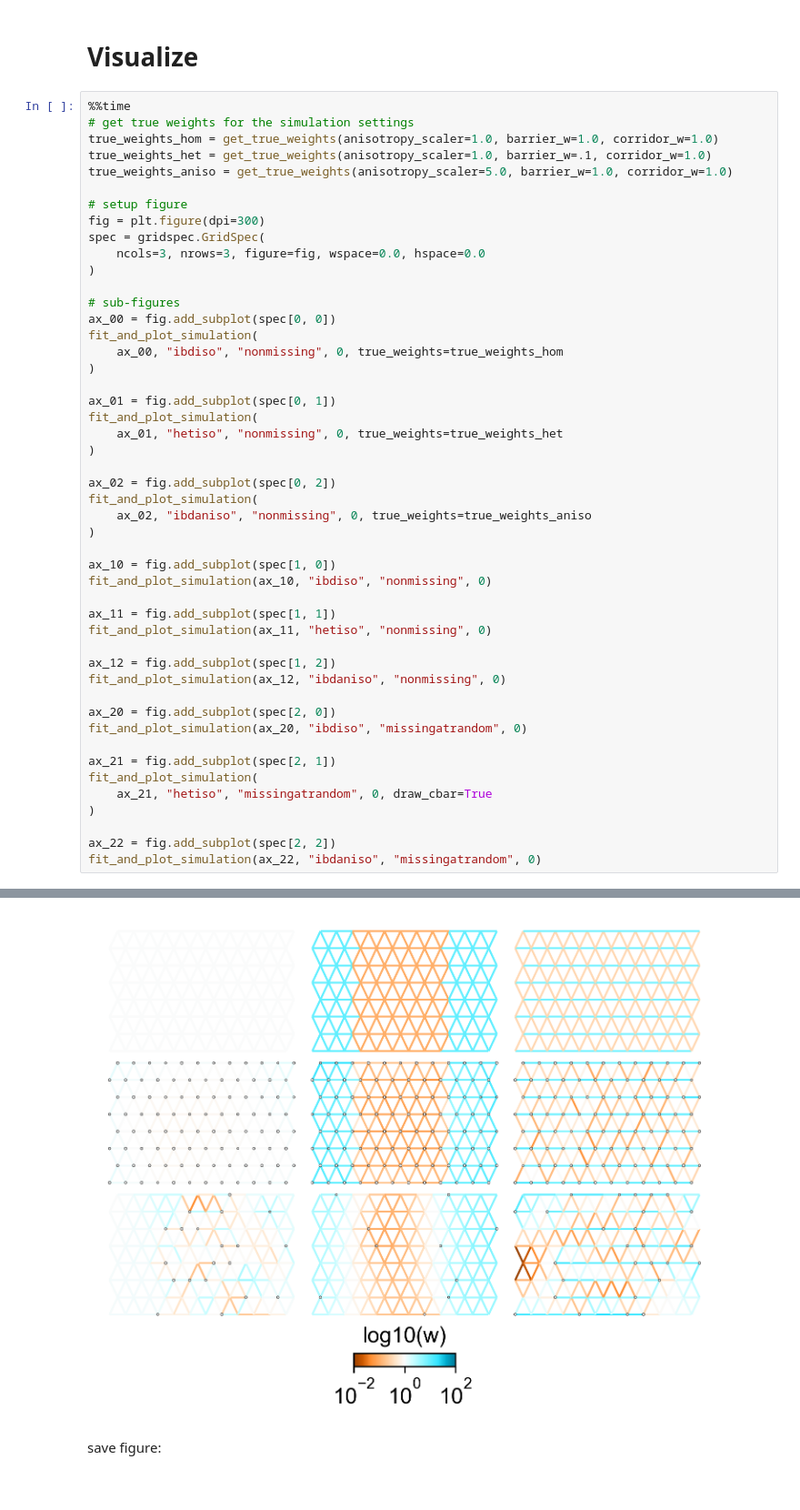
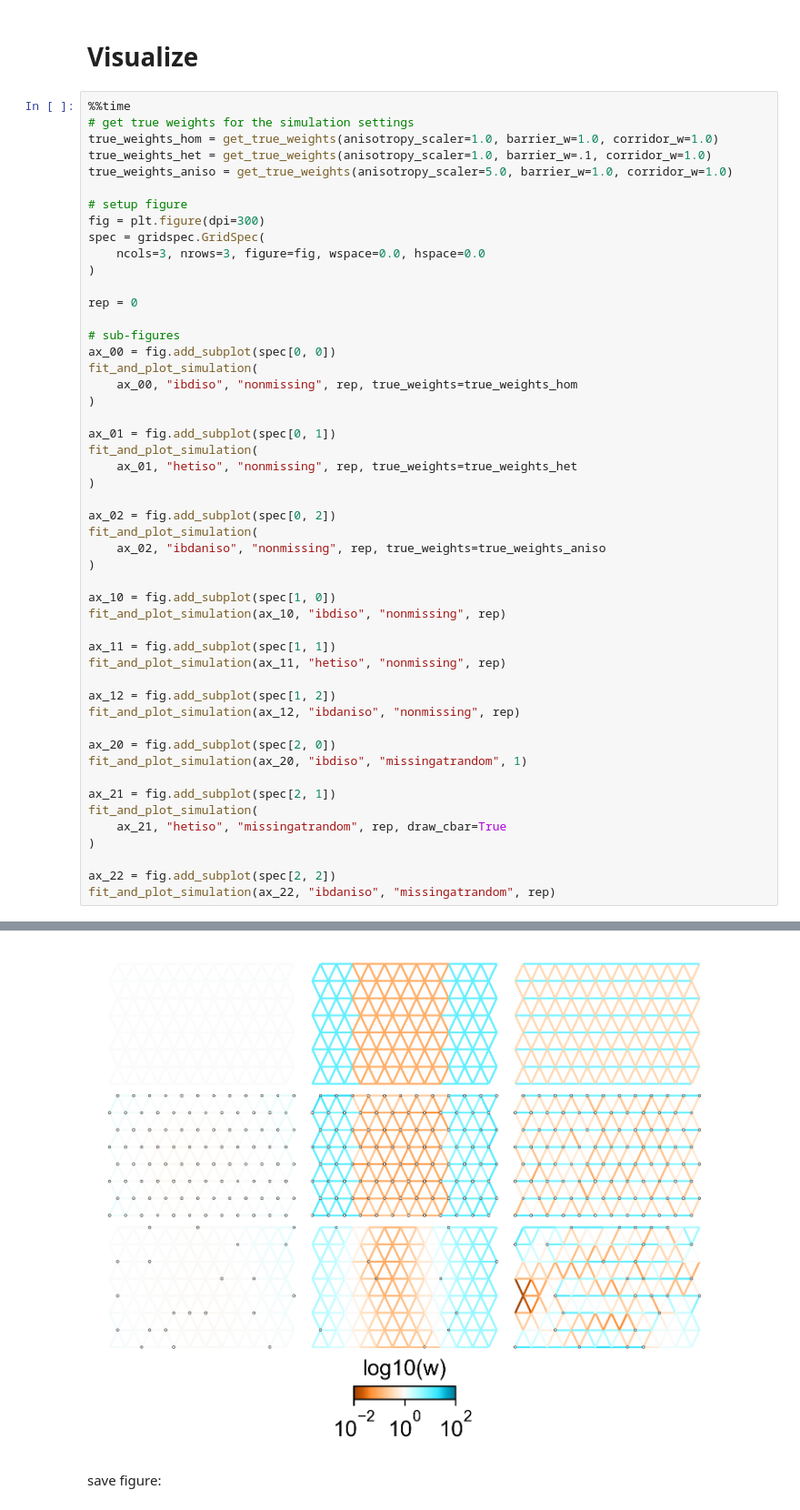
Before and after one commit to jhmarcus/feems-analysis, a Jupyter notebook: notebooks/figure2-simulations.ipynb, the cells around one changed output, grey strips where cells are left out. Shown: that part at 91% size. Saved outputs shown, nothing was run; the diff lists cells and outputs as text.

Commit message:
updates to simulations

```diff
--- a/notebooks/figure2-simulations.ipynb
+++ b/notebooks/figure2-simulations.ipynb
@@ -119,39 +125,41 @@ spec = gridspec.GridSpec(
     ncols=3, nrows=3, figure=fig, wspace=0.0, hspace=0.0
 )
 
+rep = 0
+
 # sub-figures
 ax_00 = fig.add_subplot(spec[0, 0])
 fit_and_plot_simulation(
-    ax_00, "ibdiso", "nonmissing", 0, true_weights=true_weights_hom
+    ax_00, "ibdiso", "nonmissing", rep, true_weights=true_weights_hom
 )
 
 ax_01 = fig.add_subplot(spec[0, 1])
 fit_and_plot_simulation(
-    ax_01, "hetiso", "nonmissing", 0, true_weights=true_weights_het
+    ax_01, "hetiso", "nonmissing", rep, true_weights=true_weights_het
 )
 
 ax_02 = fig.add_subplot(spec[0, 2])
 fit_and_plot_simulation(
-    ax_02, "ibdaniso", "nonmissing", 0, true_weights=true_weights_aniso
+    ax_02, "ibdaniso", "nonmissing", rep, true_weights=true_weights_aniso
 )
 
 ax_10 = fig.add_subplot(spec[1, 0])
-fit_and_plot_simulation(ax_10, "ibdiso", "nonmissing", 0)
+fit_and_plot_simulation(ax_10, "ibdiso", "nonmissing", rep)
 
 ax_11 = fig.add_subplot(spec[1, 1])
-fit_and_plot_simulation(ax_11, "hetiso", "nonmissing", 0)
+fit_and_plot_simulation(ax_11, "hetiso", "nonmissing", rep)
 
 ax_12 = fig.add_subplot(spec[1, 2])
-fit_and_plot_simulation(ax_12, "ibdaniso", "nonmissing", 0)
+fit_and_plot_simulation(ax_12, "ibdaniso", "nonmissing", rep)
 
 ax_20 = fig.add_subplot(spec[2, 0])
-fit_and_plot_simulation(ax_20, "ibdiso", "missingatrandom", 0)
+fit_and_plot_simulation(ax_20, "ibdiso", "missingatrandom", 1)
 
 ax_21 = fig.add_subplot(spec[2, 1])
 fit_and_plot_simulation(
-    ax_21, "hetiso", "missingatrandom", 0, draw_cbar=True
+    ax_21, "hetiso", "missingatrandom", rep, draw_cbar=True
 )
 
 ax_22 = fig.add_subplot(spec[2, 2])
-fit_and_plot_simulation(ax_22, "ibdaniso", "missingatrandom", 0)
+fit_and_plot_simulation(ax_22, "ibdaniso", "missingatrandom", rep)
 # %% [output]
@@ -169,4 +183,4 @@ Wall time: 6min 13s
-[figure, old version]
+[figure, new version]
 # %% [markdown]
 save figure:
 # %%
```
Also changed, not shown: parts of 4 cells of this notebook, 2 other files.
